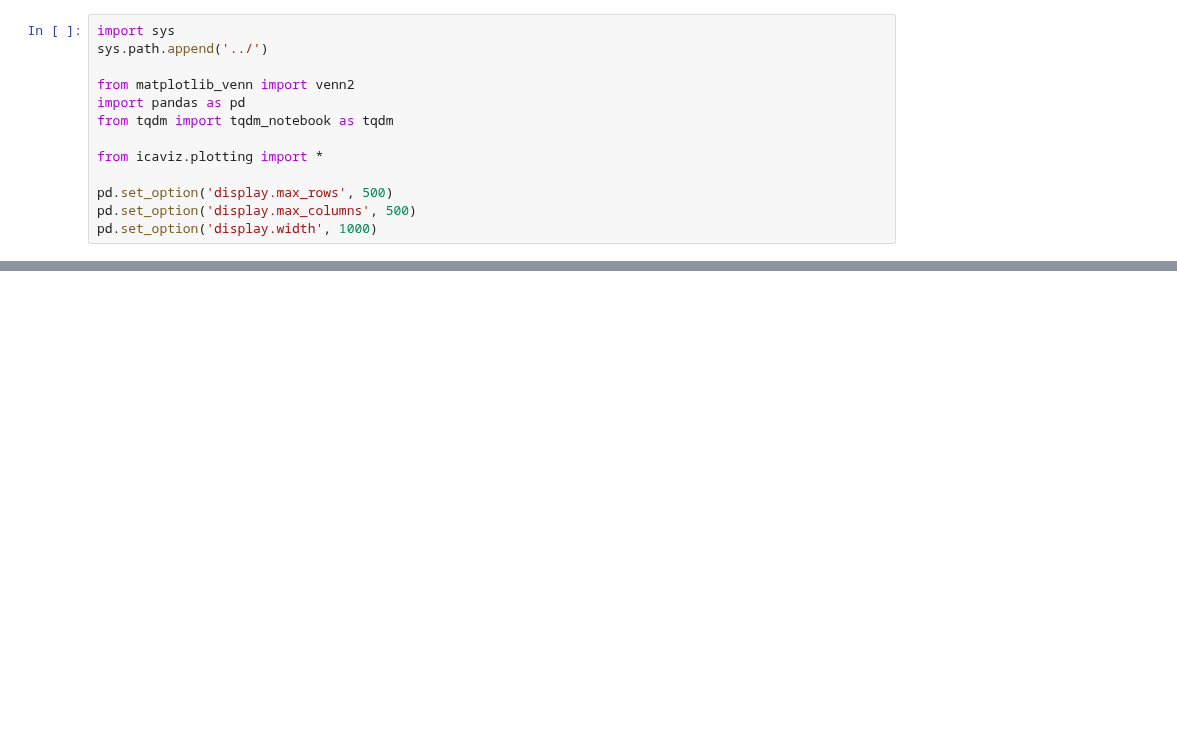
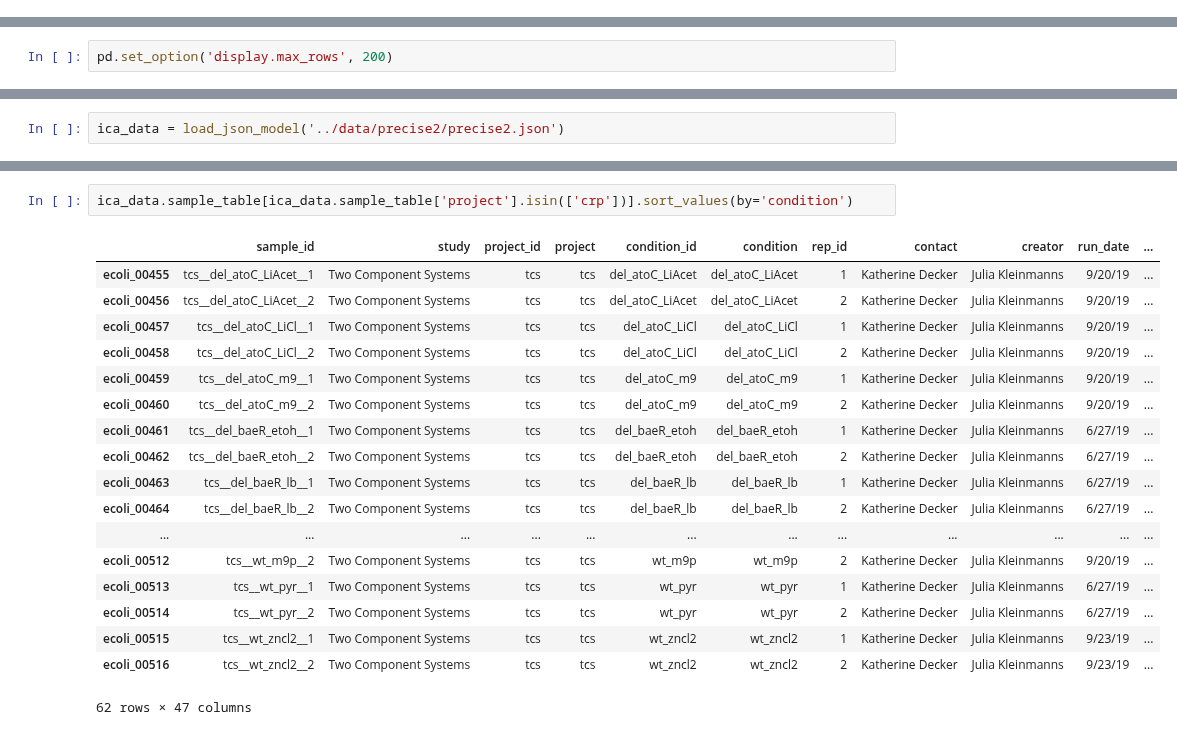
Before and after one commit to SBRG/precise2, a Jupyter notebook: notebooks/imodulon_annotation.ipynb, the cells around one changed output, grey strips where cells are left out. Drawn from its saved outputs; the diff is of its cells as text; blank space fills up the shorter version.

Commit message:
Update data for PRECISE 2.0 latest version

```diff
--- a/notebooks/imodulon_annotation.ipynb
+++ b/notebooks/imodulon_annotation.ipynb
@@ -8,13 +0,0 @@
-# %%
-import sys
-sys.path.append('../')
-
-from matplotlib_venn import venn2
-import pandas as pd
-from tqdm import tqdm_notebook as tqdm
-
-from icaviz.plotting import *
-
-pd.set_option('display.max_rows', 500)
-pd.set_option('display.max_columns', 500)
-pd.set_option('display.width', 1000)
@@ -140,0 +6,2 @@ plot_samples_bar(precise2, COMPONENT_NAME)
+# %%
+pd.set_option('display.max_rows', 200)
@@ -140,0 +10,2 @@ plot_samples_bar(precise2, COMPONENT_NAME)
+# %%
+ica_data = load_json_model('../data/precise2/precise2.json')
@@ -140,0 +72,21 @@ plot_samples_bar(precise2, COMPONENT_NAME)
+# %%
+ica_data.sample_table[ica_data.sample_table['project'].isin(['crp'])].sort_values(by='condition')
+# %% [output]
+|  | sample_id | study | project_id | project | condition_id | condition | rep_id | contact | creator | run_date | ... |
+| ecoli_00455 | tcs__del_atoC_LiAcet__1 | Two Component Systems | tcs | tcs | del_atoC_LiAcet | del_atoC_LiAcet | 1 | Katherine Decker | Julia Kleinmanns | 9/20/19 | ... |
+| ecoli_00456 | tcs__del_atoC_LiAcet__2 | Two Component Systems | tcs | tcs | del_atoC_LiAcet | del_atoC_LiAcet | 2 | Katherine Decker | Julia Kleinmanns | 9/20/19 | ... |
+| ecoli_00457 | tcs__del_atoC_LiCl__1 | Two Component Systems | tcs | tcs | del_atoC_LiCl | del_atoC_LiCl | 1 | Katherine Decker | Julia Kleinmanns | 9/20/19 | ... |
+| ecoli_00458 | tcs__del_atoC_LiCl__2 | Two Component Systems | tcs | tcs | del_atoC_LiCl | del_atoC_LiCl | 2 | Katherine Decker | Julia Kleinmanns | 9/20/19 | ... |
+| ecoli_00459 | tcs__del_atoC_m9__1 | Two Component Systems | tcs | tcs | del_atoC_m9 | del_atoC_m9 | 1 | Katherine Decker | Julia Kleinmanns | 9/20/19 | ... |
+| ecoli_00460 | tcs__del_atoC_m9__2 | Two Component Systems | tcs | tcs | del_atoC_m9 | del_atoC_m9 | 2 | Katherine Decker | Julia Kleinmanns | 9/20/19 | ... |
+| ecoli_00461 | tcs__del_baeR_etoh__1 | Two Component Systems | tcs | tcs | del_baeR_etoh | del_baeR_etoh | 1 | Katherine Decker | Julia Kleinmanns | 6/27/19 | ... |
+| ecoli_00462 | tcs__del_baeR_etoh__2 | Two Component Systems | tcs | tcs | del_baeR_etoh | del_baeR_etoh | 2 | Katherine Decker | Julia Kleinmanns | 6/27/19 | ... |
+| ecoli_00463 | tcs__del_baeR_lb__1 | Two Component Systems | tcs | tcs | del_baeR_lb | del_baeR_lb | 1 | Katherine Decker | Julia Kleinmanns | 6/27/19 | ... |
+| ecoli_00464 | tcs__del_baeR_lb__2 | Two Component Systems | tcs | tcs | del_baeR_lb | del_baeR_lb | 2 | Katherine Decker | Julia Kleinmanns | 6/27/19 | ... |
+| ... | ... | ... | ... | ... | ... | ... | ... | ... | ... | ... | ... |
+| ecoli_00512 | tcs__wt_m9p__2 | Two Component Systems | tcs | tcs | wt_m9p | wt_m9p | 2 | Katherine Decker | Julia Kleinmanns | 9/20/19 | ... |
+| ecoli_00513 | tcs__wt_pyr__1 | Two Component Systems | tcs | tcs | wt_pyr | wt_pyr | 1 | Katherine Decker | Julia Kleinmanns | 6/27/19 | ... |
+| ecoli_00514 | tcs__wt_pyr__2 | Two Component Systems | tcs | tcs | wt_pyr | wt_pyr | 2 | Katherine Decker | Julia Kleinmanns | 6/27/19 | ... |
+| ecoli_00515 | tcs__wt_zncl2__1 | Two Component Systems | tcs | tcs | wt_zncl2 | wt_zncl2 | 1 | Katherine Decker | Julia Kleinmanns | 9/23/19 | ... |
+| ecoli_00516 | tcs__wt_zncl2__2 | Two Component Systems | tcs | tcs | wt_zncl2 | wt_zncl2 | 2 | Katherine Decker | Julia Kleinmanns | 9/23/19 | ... |
+62 rows × 47 columns
```
Also changed, not shown: parts of 32 cells of this notebook, 49 other files.
